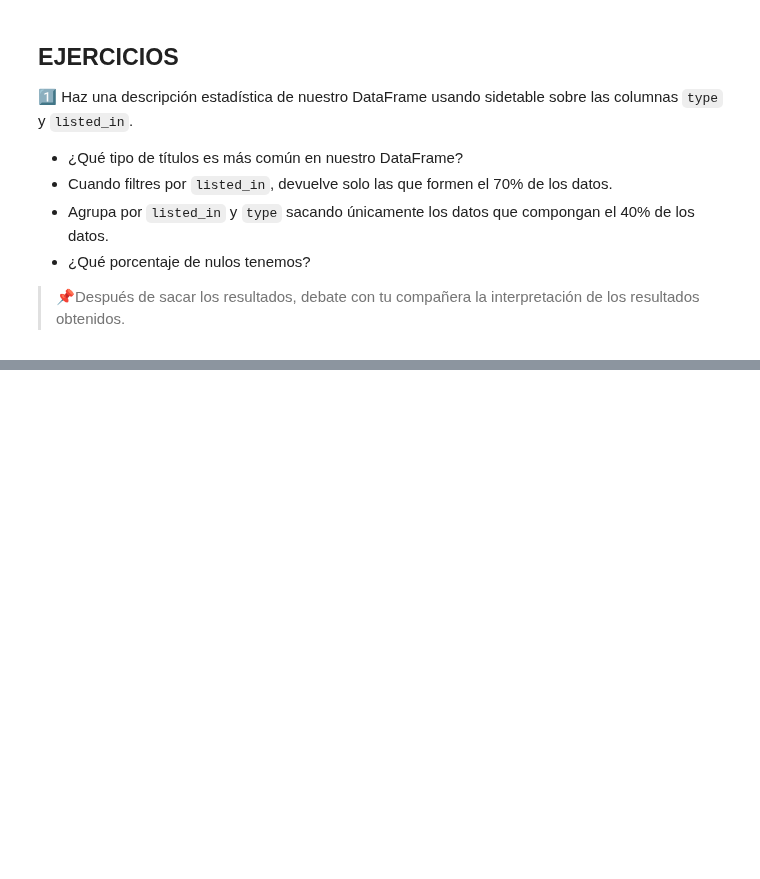
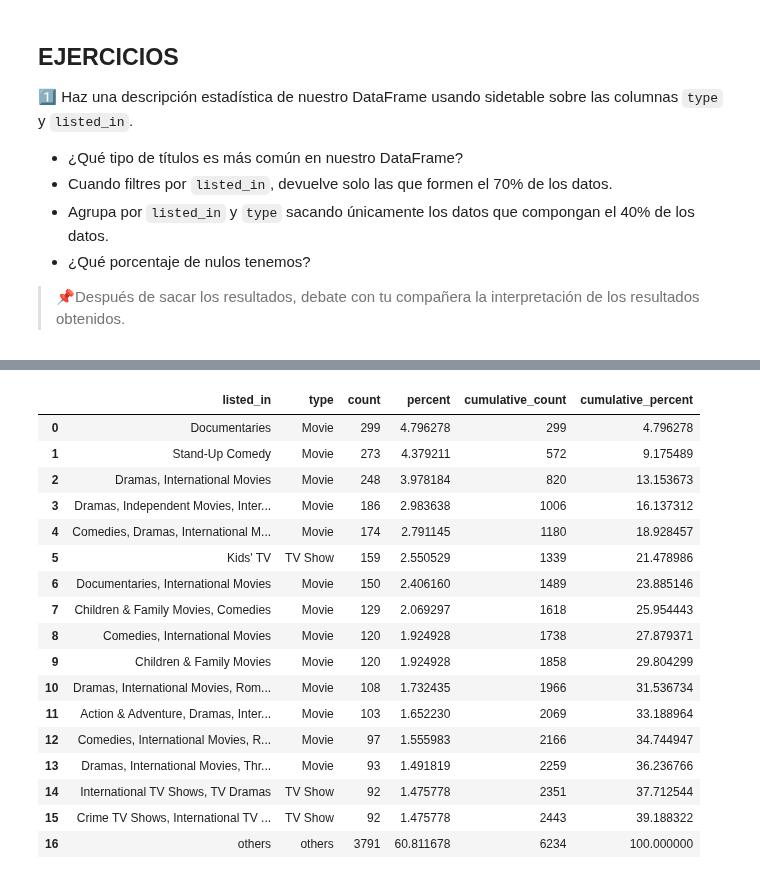
Before and after one commit to paulafuenteg/ejercicios_clase, a Jupyter notebook: EDA/EDA-II-Nulos&Outliers.ipynb, the cells around one changed output, grey strips where cells are left out. Drawn from its saved outputs; the diff is of its cells as text; code cells hidden in the pictures; blank space fills up the shorter version.

```diff
--- a/EDA/EDA-II-Nulos&Outliers.ipynb
+++ b/EDA/EDA-II-Nulos&Outliers.ipynb
@@ -367,3 +367,5 @@ Si interpretamos estos resultados:
 - ¿Qué porcentaje de nulos tenemos?
 
 > 📌Después de sacar los resultados, debate con tu compañera la interpretación de los resultados obtenidos.
+# %%
+netflix = pd.read_csv("Datos/netflix_titles.csv", index_col = 0)
@@ -369,0 +408,21 @@ Si interpretamos estos resultados:
+# %%
+netflix.stb.freq(['listed_in', 'type'], thresh = 40)
+# %% [output]
+|  | listed_in | type | count | percent | cumulative_count | cumulative_percent |
+| 0 | Documentaries | Movie | 299 | 4.796278 | 299 | 4.796278 |
+| 1 | Stand-Up Comedy | Movie | 273 | 4.379211 | 572 | 9.175489 |
+| 2 | Dramas, International Movies | Movie | 248 | 3.978184 | 820 | 13.153673 |
+| 3 | Dramas, Independent Movies, Inter... | Movie | 186 | 2.983638 | 1006 | 16.137312 |
+| 4 | Comedies, Dramas, International M... | Movie | 174 | 2.791145 | 1180 | 18.928457 |
+| 5 | Kids' TV | TV Show | 159 | 2.550529 | 1339 | 21.478986 |
+| 6 | Documentaries, International Movies | Movie | 150 | 2.406160 | 1489 | 23.885146 |
+| 7 | Children & Family Movies, Comedies | Movie | 129 | 2.069297 | 1618 | 25.954443 |
+| 8 | Comedies, International Movies | Movie | 120 | 1.924928 | 1738 | 27.879371 |
+| 9 | Children & Family Movies | Movie | 120 | 1.924928 | 1858 | 29.804299 |
+| 10 | Dramas, International Movies, Rom... | Movie | 108 | 1.732435 | 1966 | 31.536734 |
+| 11 | Action & Adventure, Dramas, Inter... | Movie | 103 | 1.652230 | 2069 | 33.188964 |
+| 12 | Comedies, International Movies, R... | Movie | 97 | 1.555983 | 2166 | 34.744947 |
+| 13 | Dramas, International Movies, Thr... | Movie | 93 | 1.491819 | 2259 | 36.236766 |
+| 14 | International TV Shows, TV Dramas | TV Show | 92 | 1.475778 | 2351 | 37.712544 |
+| 15 | Crime TV Shows, International TV ... | TV Show | 92 | 1.475778 | 2443 | 39.188322 |
+| 16 | others | others | 3791 | 60.811678 | 6234 | 100.000000 |
```
Also changed, not shown: parts of 7 cells of this notebook, 4 other files.
